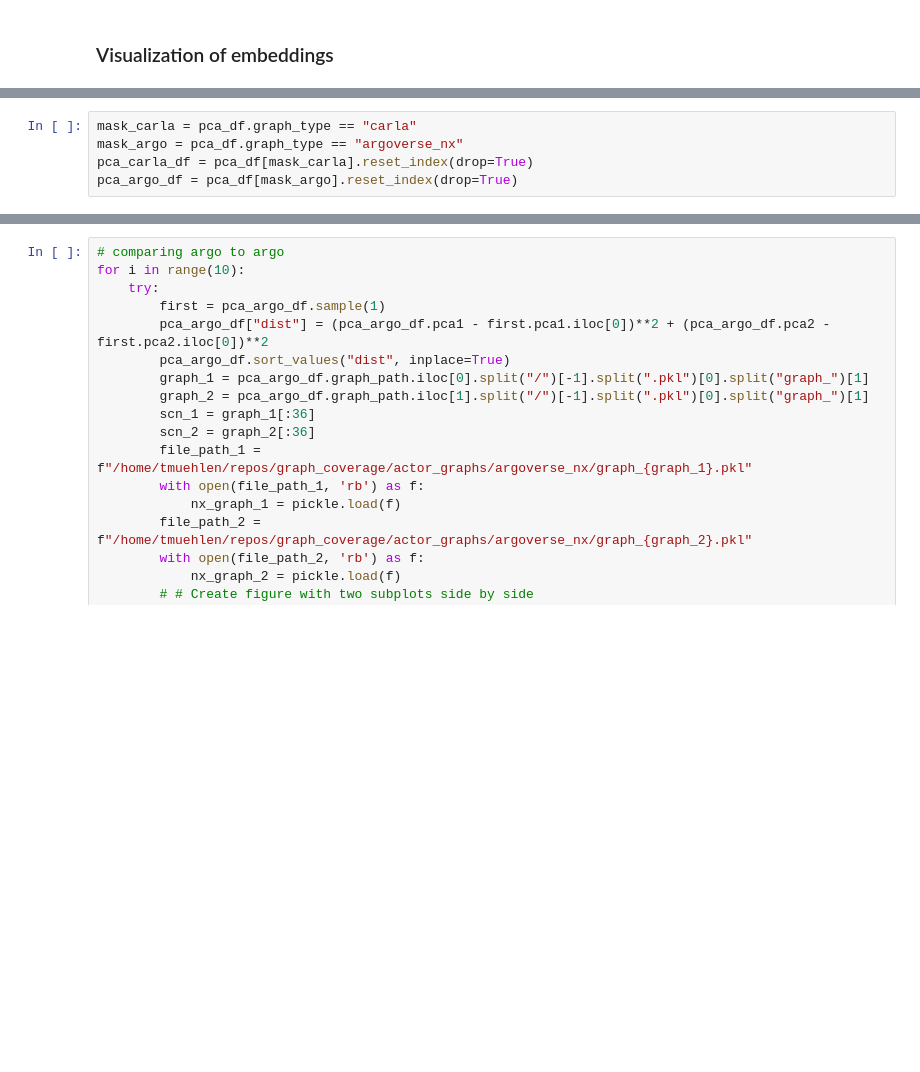
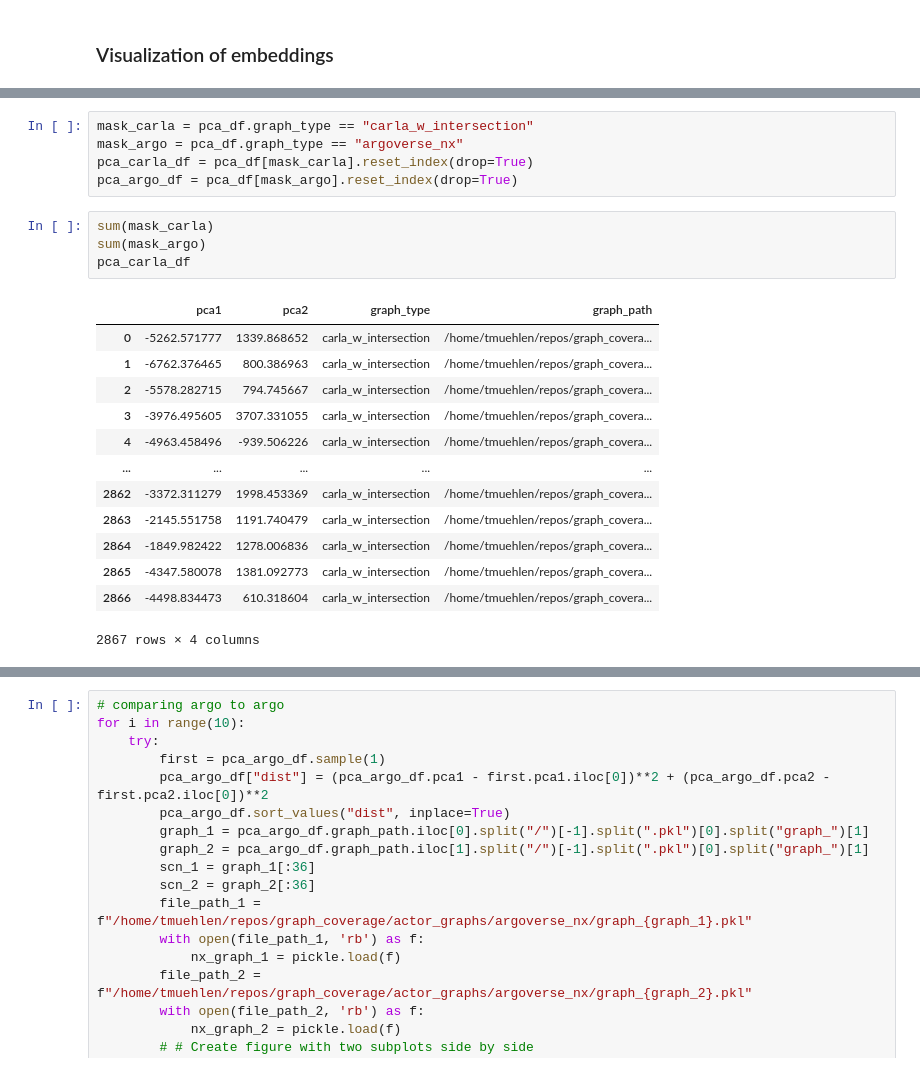
Before and after one commit to tmuehlen80/graph_coverage, a Jupyter notebook: Notebooks/carla/graph_embeddings.ipynb, the cells around one changed output, grey strips where cells are left out. Saved outputs shown, nothing was run; the diff lists cells and outputs as text; blank space fills up the shorter version.

```diff
--- a/Notebooks/carla/graph_embeddings.ipynb
+++ b/Notebooks/carla/graph_embeddings.ipynb
@@ -379,8 +461,26 @@ pca_emb_df.head(2)
 # %%
-mask_carla = pca_df.graph_type == "carla"
+mask_carla = pca_df.graph_type == "carla_w_intersection"
 mask_argo = pca_df.graph_type == "argoverse_nx"
 pca_carla_df = pca_df[mask_carla].reset_index(drop=True)
 pca_argo_df = pca_df[mask_argo].reset_index(drop=True)
+# %%
+sum(mask_carla)
+sum(mask_argo)
+pca_carla_df
+# %% [output]
+|  | pca1 | pca2 | graph_type | graph_path |
+| 0 | -5262.571777 | 1339.868652 | carla_w_intersection | /home/tmuehlen/repos/graph_covera... |
+| 1 | -6762.376465 | 800.386963 | carla_w_intersection | /home/tmuehlen/repos/graph_covera... |
+| 2 | -5578.282715 | 794.745667 | carla_w_intersection | /home/tmuehlen/repos/graph_covera... |
+| 3 | -3976.495605 | 3707.331055 | carla_w_intersection | /home/tmuehlen/repos/graph_covera... |
+| 4 | -4963.458496 | -939.506226 | carla_w_intersection | /home/tmuehlen/repos/graph_covera... |
+| ... | ... | ... | ... | ... |
+| 2862 | -3372.311279 | 1998.453369 | carla_w_intersection | /home/tmuehlen/repos/graph_covera... |
+| 2863 | -2145.551758 | 1191.740479 | carla_w_intersection | /home/tmuehlen/repos/graph_covera... |
+| 2864 | -1849.982422 | 1278.006836 | carla_w_intersection | /home/tmuehlen/repos/graph_covera... |
+| 2865 | -4347.580078 | 1381.092773 | carla_w_intersection | /home/tmuehlen/repos/graph_covera... |
+| 2866 | -4498.834473 | 610.318604 | carla_w_intersection | /home/tmuehlen/repos/graph_covera... |
+2867 rows × 4 columns
 # %%
 # comparing, no restrictions
 for i in range(15):
```
Also changed, not shown: parts of 16 cells of this notebook, 6 other files.
